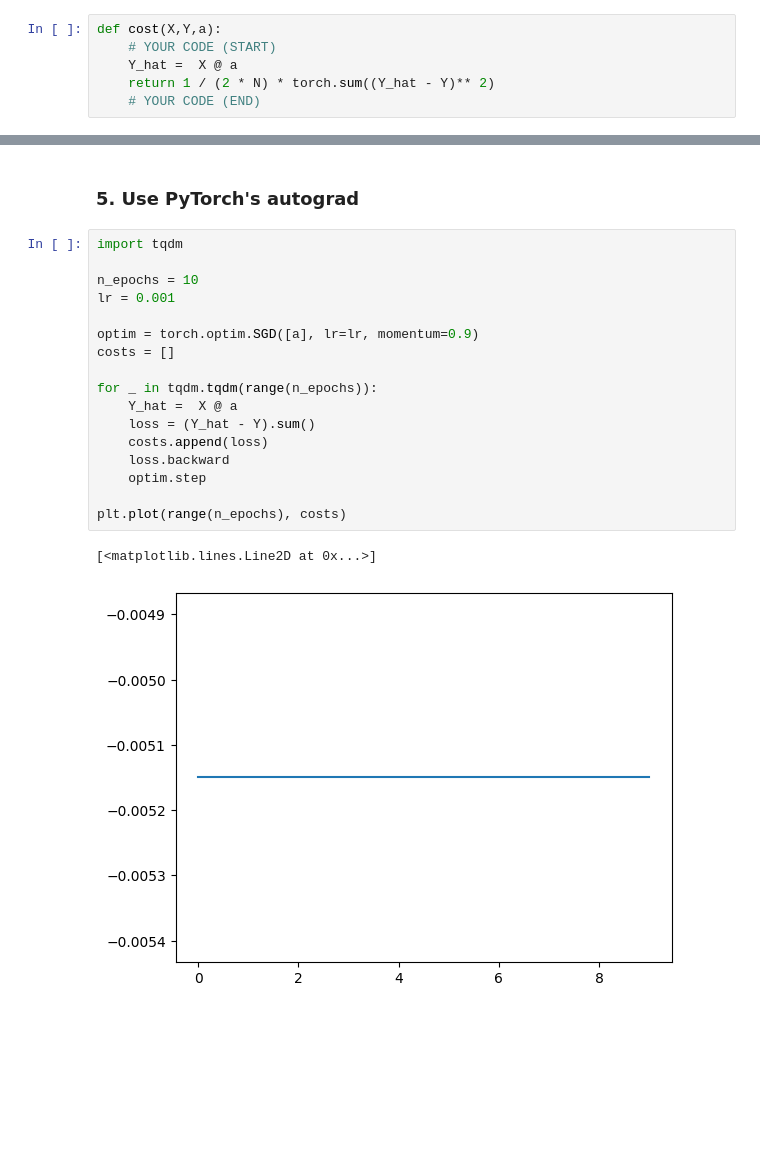
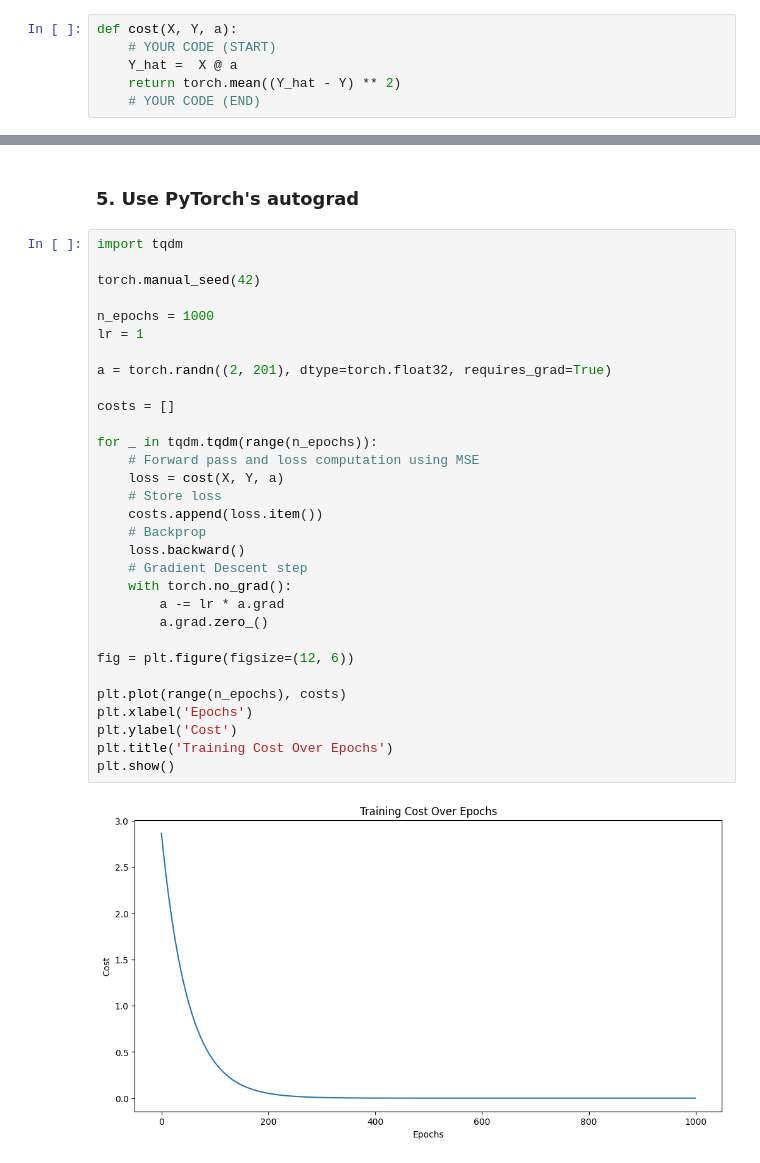
Before and after one commit to JaronMatzinger/mse_delearn, a Jupyter notebook: DL-PW-02-material/pw02_lin_regression_GD_stud.ipynb, the cells around one changed output, grey strips where cells are left out. Drawn from its saved outputs; the diff is of its cells as text; blank space fills up the shorter version.

```diff
--- a/DL-PW-02-material/pw02_lin_regression_GD_stud.ipynb
+++ b/DL-PW-02-material/pw02_lin_regression_GD_stud.ipynb
@@ -93,10 +93,10 @@ Note that with the pytorch function `torch.lstsq` you can obtain the same.
 # %% [markdown]
 #### Cost
 # %%
-def cost(X,Y,a):
+def cost(X, Y, a):
     # YOUR CODE (START)
     Y_hat =  X @ a
-    return 1 / (2 * N) * torch.sum((Y_hat - Y)** 2)
+    return torch.mean((Y_hat - Y) ** 2)
     # YOUR CODE (END)
 # %%
 min_cost = cost(X,Y, a_exact)
@@ -159,20 +159,33 @@ Explain the different scenarios.
 # %%
 import tqdm
 
-n_epochs = 10
-lr = 0.001
+torch.manual_seed(42)
 
-optim = torch.optim.SGD([a], lr=lr, momentum=0.9)
+n_epochs = 1000
+lr = 1
+
+a = torch.randn((2, 201), dtype=torch.float32, requires_grad=True)
+
 costs = []
 
 for _ in tqdm.tqdm(range(n_epochs)):
-    Y_hat =  X @ a
-    loss = (Y_hat - Y).sum()
-    costs.append(loss)
-    loss.backward
-    optim.step
+    # Forward pass and loss computation using MSE
+    loss = cost(X, Y, a)
+    # Store loss
+    costs.append(loss.item())
+    # Backprop
+    loss.backward()
+    # Gradient Descent step
+    with torch.no_grad():
+        a -= lr * a.grad
+        a.grad.zero_()
+
+fig = plt.figure(figsize=(12, 6))
 
 plt.plot(range(n_epochs), costs)
+plt.xlabel('Epochs')
+plt.ylabel('Cost')
+plt.title('Training Cost Over Epochs')
+plt.show()
 # %% [output]
-[<matplotlib.lines.Line2D at 0x...>]
-[figure, old version]
+[figure, new version]
```
Also changed, not shown: parts of 2 cells of this notebook.
